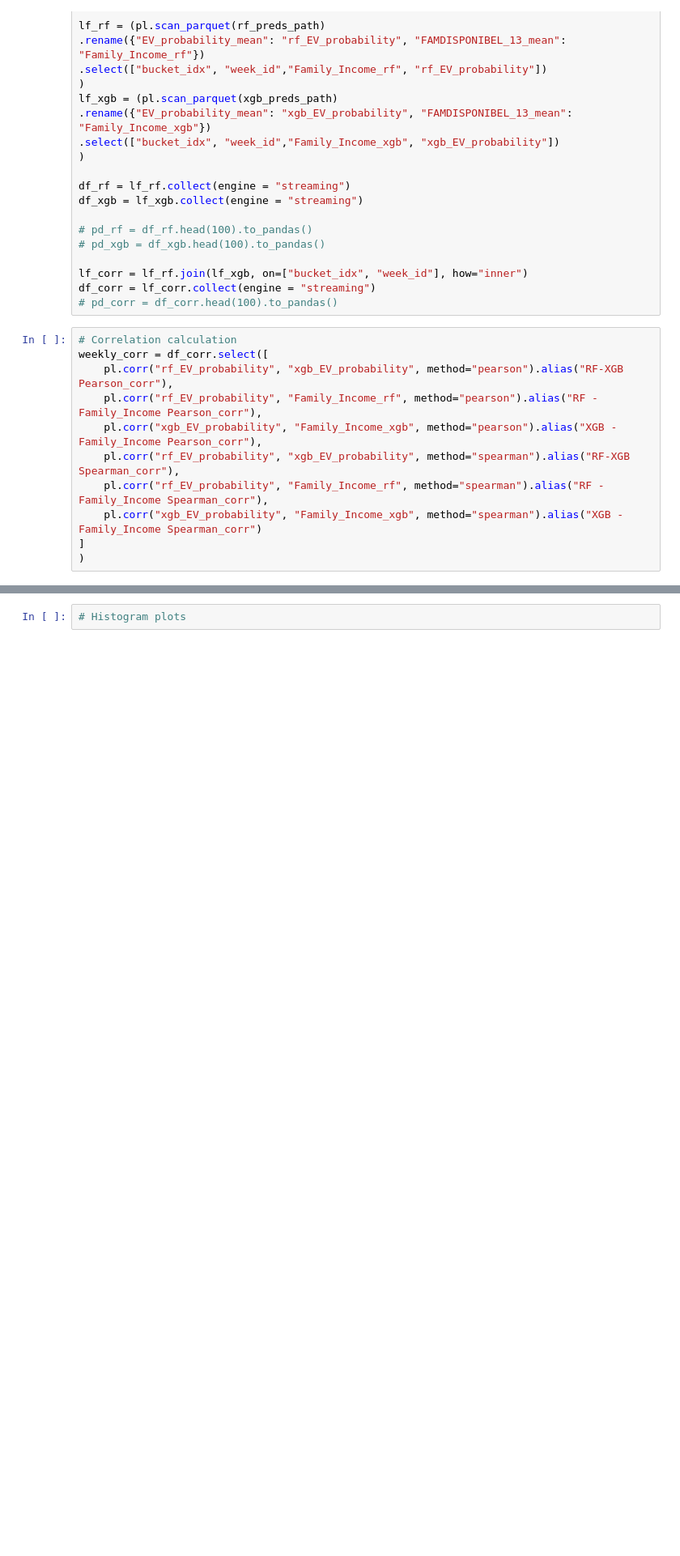
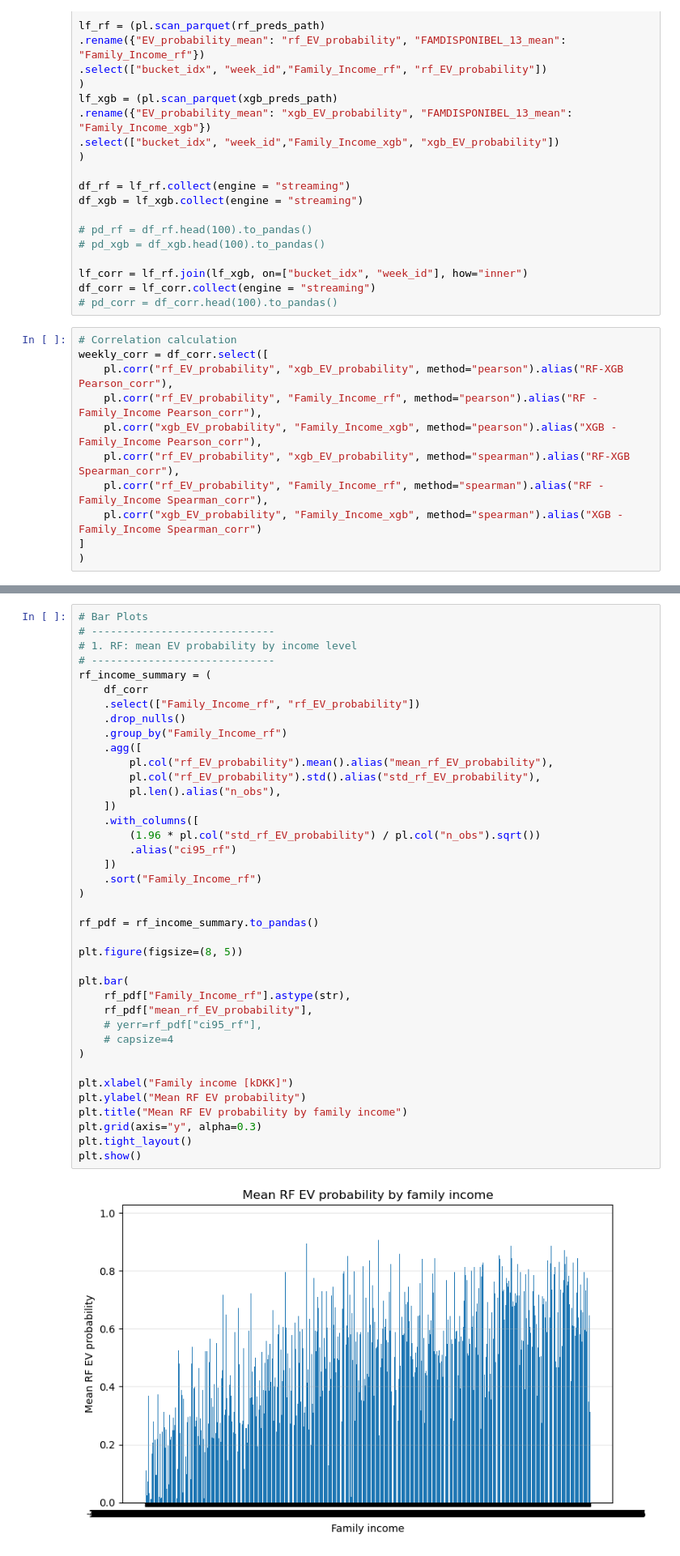
Before and after one commit to ChrisDoudesis/MSc-Thesis, a Jupyter notebook: src/RFvsXGB_correlation.ipynb, the cells around one changed output, grey strips where cells are left out. Shown at 81% size. Saved outputs shown, nothing was run; the diff lists cells and outputs as text; blank space fills up the shorter version.

```diff
--- a/src/RFvsXGB_correlation.ipynb
+++ b/src/RFvsXGB_correlation.ipynb
@@ -88,2 +88,41 @@ plt.show()
 # %%
-# Histogram plots
+# Bar Plots
+# -----------------------------
+# 1. RF: mean EV probability by income level
+# -----------------------------
+rf_income_summary = (
+    df_corr
+    .select(["Family_Income_rf", "rf_EV_probability"])
+    .drop_nulls()
+    .group_by("Family_Income_rf")
+    .agg([
+        pl.col("rf_EV_probability").mean().alias("mean_rf_EV_probability"),
+        pl.col("rf_EV_probability").std().alias("std_rf_EV_probability"),
+        pl.len().alias("n_obs"),
+    ])
+    .with_columns([
+        (1.96 * pl.col("std_rf_EV_probability") / pl.col("n_obs").sqrt())
+        .alias("ci95_rf")
+    ])
+    .sort("Family_Income_rf")
+)
+
+rf_pdf = rf_income_summary.to_pandas()
+
+plt.figure(figsize=(8, 5))
+
+plt.bar(
+    rf_pdf["Family_Income_rf"].astype(str),
+    rf_pdf["mean_rf_EV_probability"],
+    # yerr=rf_pdf["ci95_rf"],
+    # capsize=4
+)
+
+plt.xlabel("Family income [kDKK]")
+plt.ylabel("Mean RF EV probability")
+plt.title("Mean RF EV probability by family income")
+plt.grid(axis="y", alpha=0.3)
+plt.tight_layout()
+plt.show()
+# %% [output]
+[figure, added]
```
Also changed, not shown: parts of 1 cell of this notebook.
